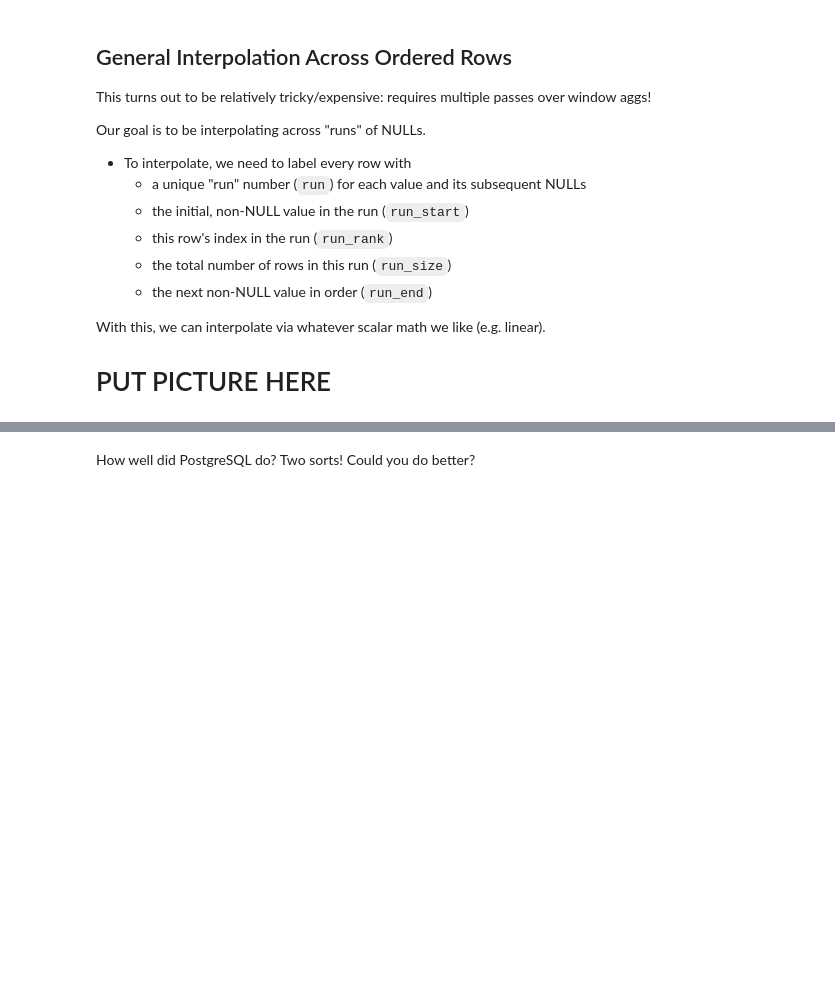
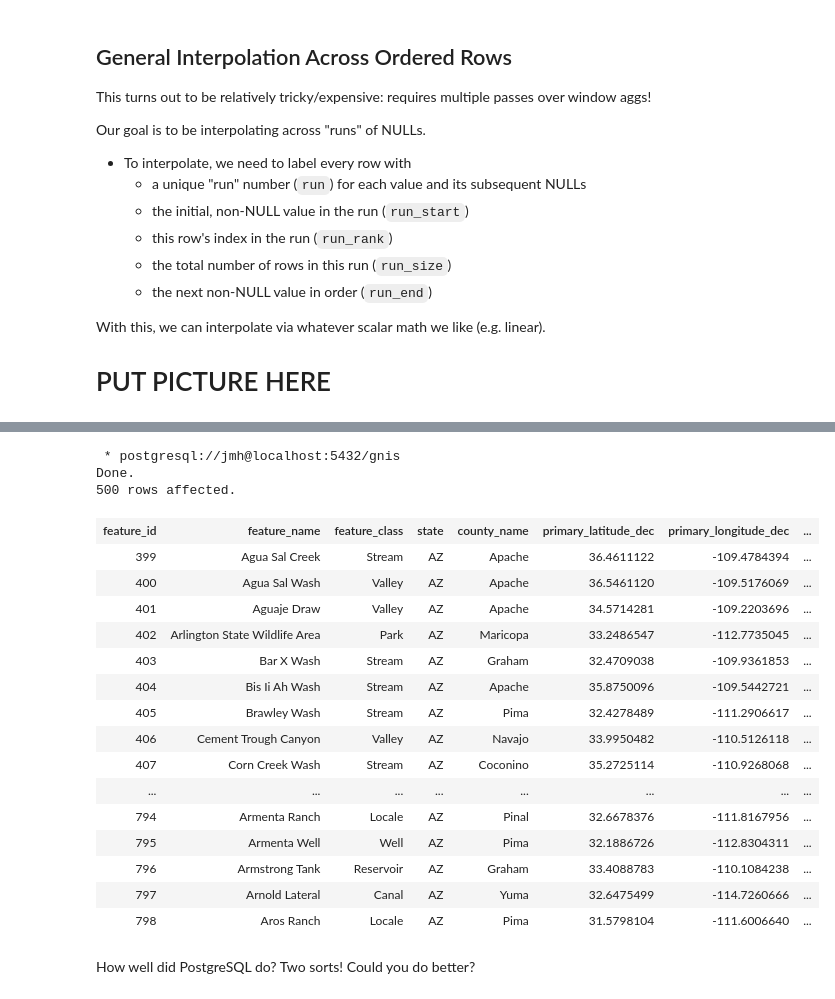
Before and after one commit to cal-data-eng/sp21, a Jupyter notebook: resources/assets/notebooks/13-DataCleaning-slides.ipynb, the cells around one changed output, grey strips where cells are left out. Saved outputs shown, nothing was run; the diff lists cells and outputs as text; code cells hidden in the pictures; blank space fills up the shorter version.

Commit message:
Update with outputs from lecture

```diff
--- a/resources/assets/notebooks/13-DataCleaning-slides.ipynb
+++ b/resources/assets/notebooks/13-DataCleaning-slides.ipynb
@@ -558,14 +846,38 @@ SELECT * from backward LIMIT 500;
 # %%
 %%sql
 -- 3. Simple scalar pass
 CREATE OR REPLACE VIEW final AS
 SELECT *,
        run_start + (run_rank-1)*((run_end-run_start)/(run_size))
          AS interpolated
   FROM backward;
 
+-- For purposes of examining the output, let's sort by
+-- feature_id again, as we did in our first pass
+-- Note that this is *not required* in step 3!
 SELECT * FROM final
+ORDER BY feature_id
 LIMIT 500;
+# %% [output]
+ * postgresql://jmh@localhost:5432/gnis
+Done.
+500 rows affected.
+| feature_id | feature_name | feature_class | state | county_name | primary_latitude_dec | primary_longitude_dec | ... |
+| 399 | Agua Sal Creek | Stream | AZ | Apache | 36.4611122 | -109.4784394 | ... |
+| 400 | Agua Sal Wash | Valley | AZ | Apache | 36.5461120 | -109.5176069 | ... |
+| 401 | Aguaje Draw | Valley | AZ | Apache | 34.5714281 | -109.2203696 | ... |
+| 402 | Arlington State Wildlife Area | Park | AZ | Maricopa | 33.2486547 | -112.7735045 | ... |
+| 403 | Bar X Wash | Stream | AZ | Graham | 32.4709038 | -109.9361853 | ... |
+| 404 | Bis Ii Ah Wash | Stream | AZ | Apache | 35.8750096 | -109.5442721 | ... |
+| 405 | Brawley Wash | Stream | AZ | Pima | 32.4278489 | -111.2906617 | ... |
+| 406 | Cement Trough Canyon | Valley | AZ | Navajo | 33.9950482 | -110.5126118 | ... |
+| 407 | Corn Creek Wash | Stream | AZ | Coconino | 35.2725114 | -110.9268068 | ... |
+| ... | ... | ... | ... | ... | ... | ... | ... |
+| 794 | Armenta Ranch | Locale | AZ | Pinal | 32.6678376 | -111.8167956 | ... |
+| 795 | Armenta Well | Well | AZ | Pima | 32.1886726 | -112.8304311 | ... |
+| 796 | Armstrong Tank | Reservoir | AZ | Graham | 33.4088783 | -110.1084238 | ... |
+| 797 | Arnold Lateral | Canal | AZ | Yuma | 32.6475499 | -114.7260666 | ... |
+| 798 | Aros Ranch | Locale | AZ | Pima | 31.5798104 | -111.6006640 | ... |
 # %% [markdown]
 How well did PostgreSQL do? Two sorts! Could you do better?
 # %%
```
Also changed, not shown: parts of 36 cells of this notebook.
